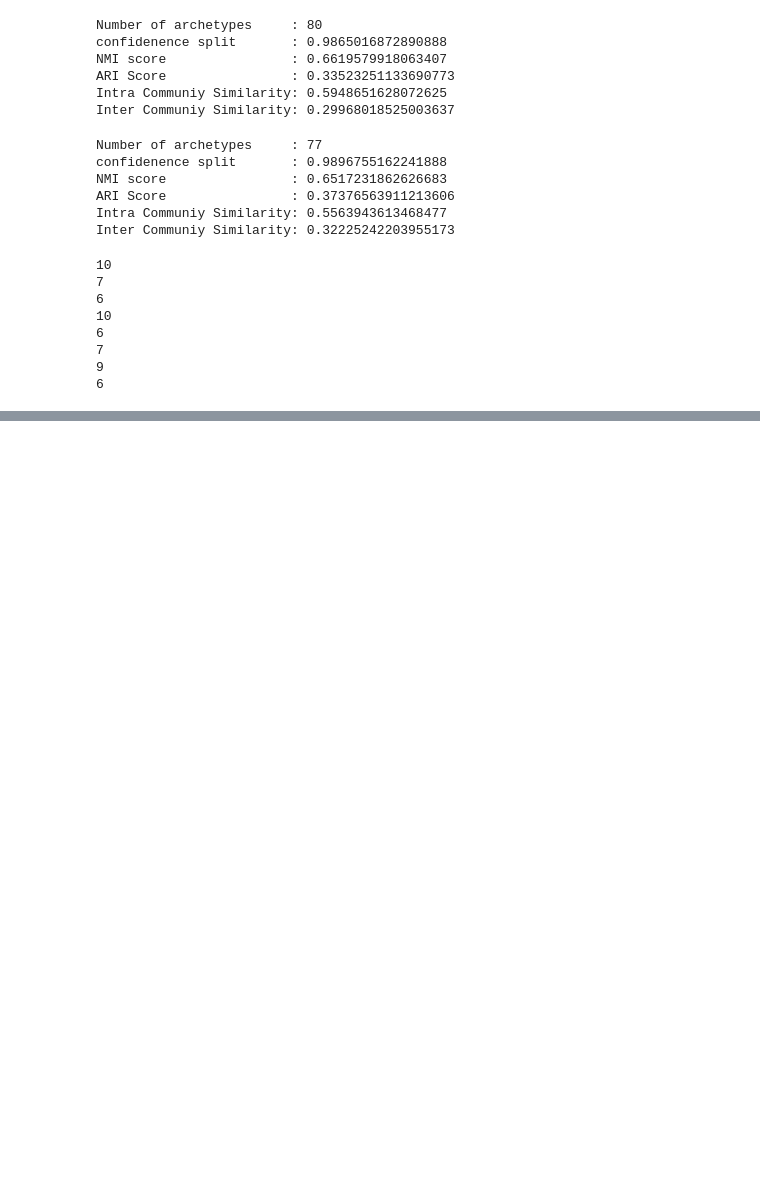
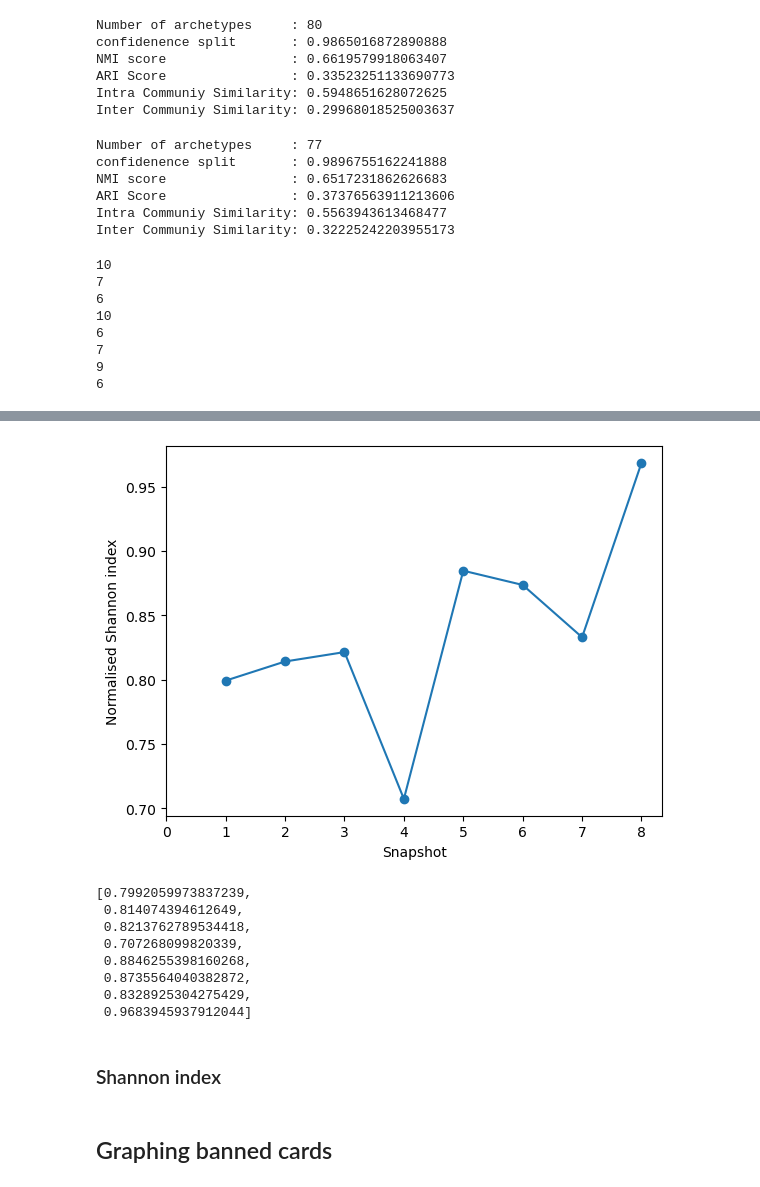
Before and after one commit to Liam-Caffrey/Capstone-Project, a Jupyter notebook: CapstoneProject.ipynb, the cells around one changed output, grey strips where cells are left out. Cells and saved outputs as stored; diff of their text form; code cells hidden in the pictures; blank space fills up the shorter version.

```diff
--- a/CapstoneProject.ipynb
+++ b/CapstoneProject.ipynb
@@ -2584,8 +2612,10 @@ com9    23   0.07076923076923076
 # %%
 temp = certDecks5.copy()
 temp.update(uncertDecks5)
-ot, ot2 = diversity(temp)
+ot, ot2, ot3 = diversity(temp)
 print(ot2)
+print(ot3)
+shannonOverTime.append(ot3)
 # %% [output]
 com0    25   0.1358695652173913
 com1    55   0.29891304347826086
@@ -2597,8 +2628,10 @@ com5    50   0.2717391304347826
 # %%
 temp = certDecks6.copy()
 temp.update(uncertDecks6)
-ot, ot2 = diversity(temp)
+ot, ot2, ot3 = diversity(temp)
 print(ot2)
+print(ot3)
+shannonOverTime.append(ot3)
 # %% [output]
 com0    82   0.15129151291512916
 com1    32   0.05904059040590406
@@ -2611,8 +2645,10 @@ com7    10   0.01845018450184502
 # %%
 temp = certDecks7.copy()
 temp.update(uncertDecks7)
-ot, ot2 = diversity(temp)
+ot, ot2, ot3 = diversity(temp)
 print(ot2)
+print(ot3)
+shannonOverTime.append(ot3)
 # %% [output]
 com0    90   0.10123734533183353
 com1    44   0.049493813273340834
@@ -2627,8 +2664,10 @@ com8    251   0.2823397075365579
 # %%
 temp = certDecks8.copy()
 temp.update(uncertDecks8)
-ot, ot2 = diversity(temp)
+ot, ot2, ot3 = diversity(temp)
 print(ot2)
+print(ot3)
+shannonOverTime.append(ot3)
 # %% [output]
 com0    180   0.26548672566371684
 com1    91   0.13421828908554573
@@ -2647,0 +2688,16 @@ print(len(temp))
+# %%
+graphSnapshotsOverTime(shannonOverTime, "Normalised Shannon index")
+# %% [output]
+[figure, added]
+[0.7992059973837239,
+ 0.814074394612649,
+ 0.8213762789534418,
+ 0.707268099820339,
+ 0.8846255398160268,
+ 0.8735564040382872,
+ 0.8328925304275429,
+ 0.9683945937912044]
+# %% [markdown]
+### Shannon index
+# %% [markdown]
+## Graphing banned cards
```
Also changed, not shown: parts of 41 cells of this notebook.
